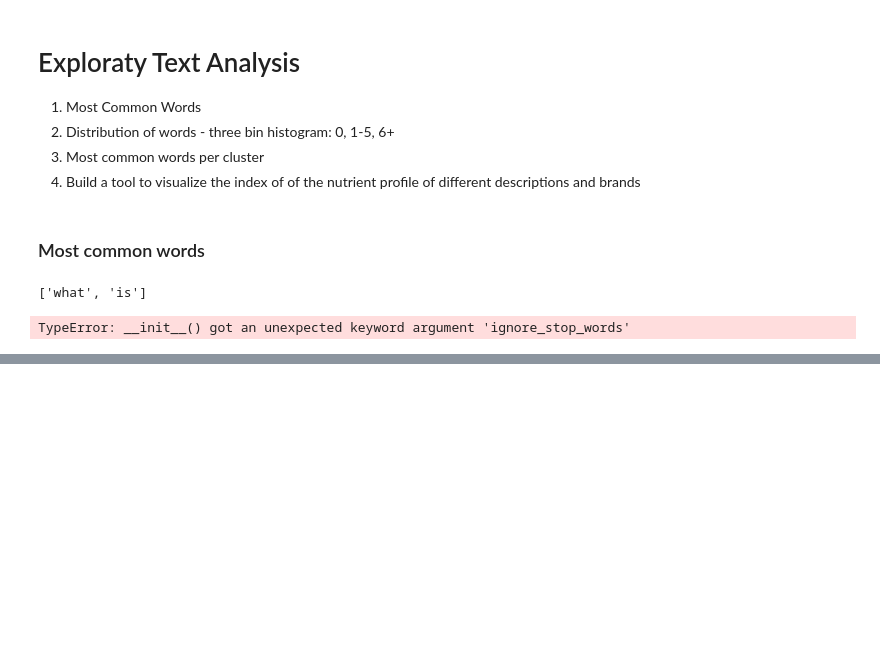
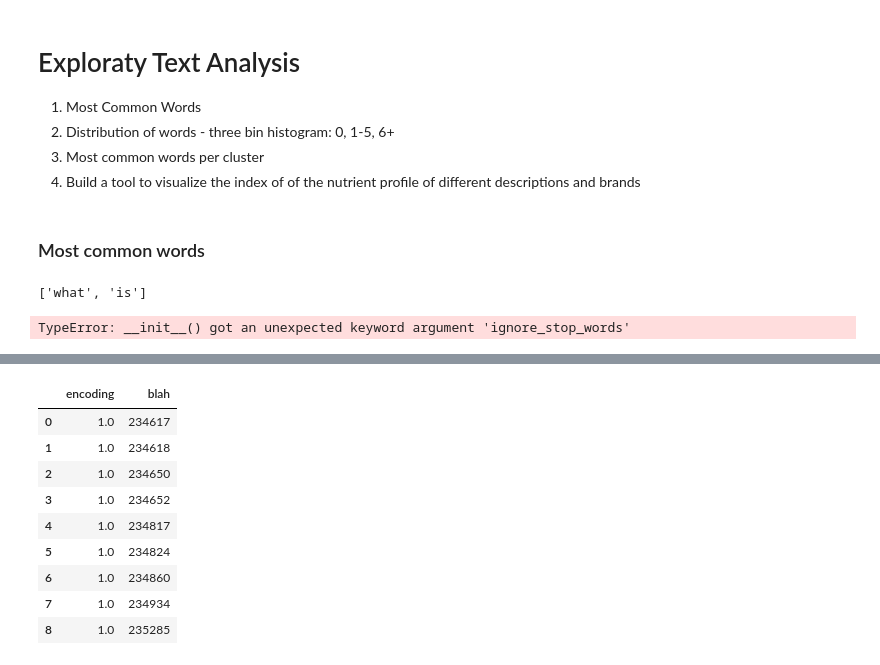
Before and after one commit to jamesdvance/meal_maker, a Jupyter notebook: exploratory/Exploratory Text Analysis.ipynb, the cells around one changed output, grey strips where cells are left out. Saved outputs shown, nothing was run; the diff lists cells and outputs as text; code cells hidden in the pictures; blank space fills up the shorter version.

```diff
--- a/exploratory/Exploratory Text Analysis.ipynb
+++ b/exploratory/Exploratory Text Analysis.ipynb
@@ -72,0 +79,17 @@ TypeError: __init__() got an unexpected keyword argument 'ignore_stop_words'
+# %%
+test = pd.DataFrame({'food_key':value[1], 'encoding':list(np.ones(len(value[1])))})
+# %%
+test.columns = list(test.columns.values)[0:(len(test.columns.values)-1)]+['blah']
+# %%
+test
+# %% [output]
+|  | encoding | blah |
+| 0 | 1.0 | 234617 |
+| 1 | 1.0 | 234618 |
+| 2 | 1.0 | 234650 |
+| 3 | 1.0 | 234652 |
+| 4 | 1.0 | 234817 |
+| 5 | 1.0 | 234824 |
+| 6 | 1.0 | 234860 |
+| 7 | 1.0 | 234934 |
+| 8 | 1.0 | 235285 |
```
Also changed, not shown: parts of 10 cells of this notebook, 2 other files.
